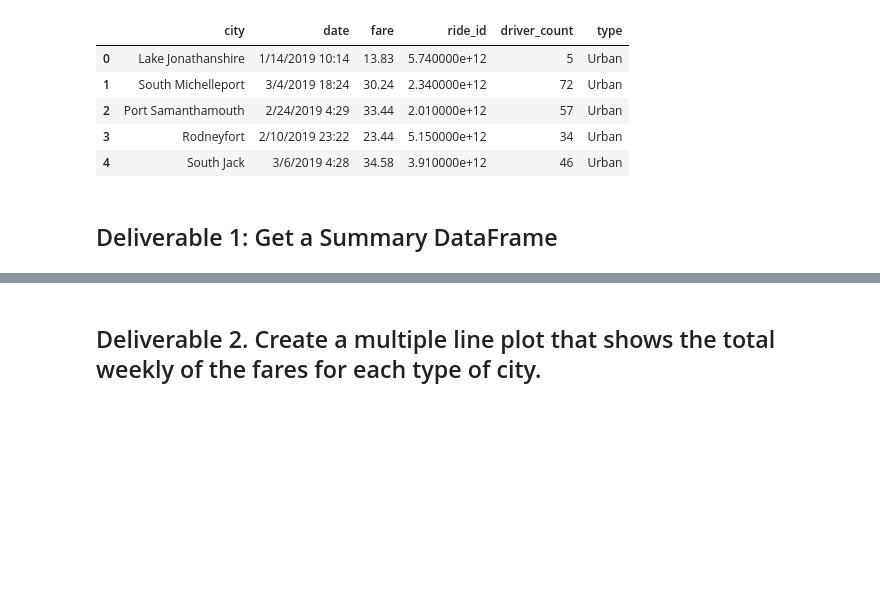
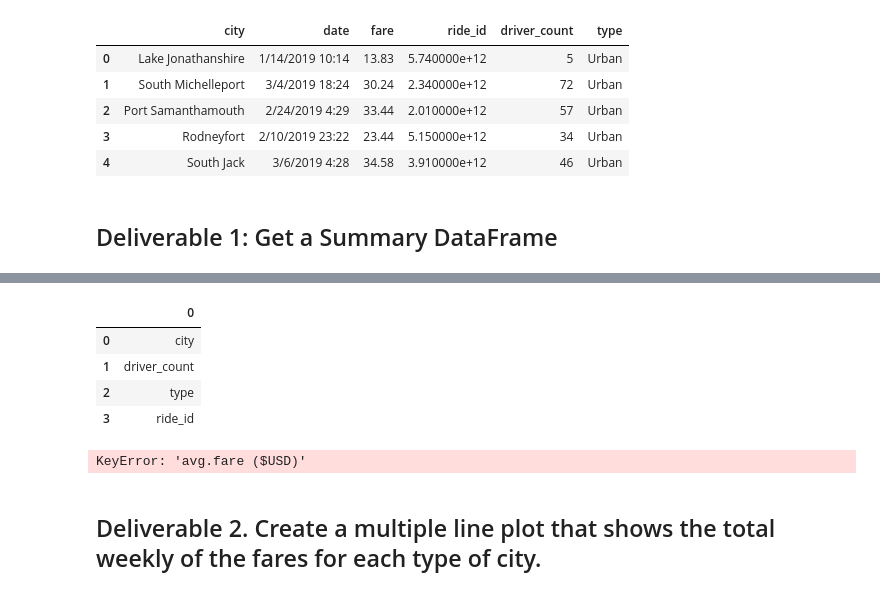
Before and after one commit to Tsedtopia/PyBer_Analysis, a Jupyter notebook: PyBer_Challenge.ipynb, the cells around one changed output, grey strips where cells are left out. Saved outputs shown, nothing was run; the diff lists cells and outputs as text; code cells hidden in the pictures; blank space fills up the shorter version.

```diff
--- a/PyBer_Challenge.ipynb
+++ b/PyBer_Challenge.ipynb
@@ -1125,3 +1128,10 @@ urban_avg_fare.head()
 # %%
 #  7. Cleaning up the DataFrame. Delete the index name
 pyber_summary_df.index.name = None
+pyber_summary_df.head()
+# %% [output]
+|  | 0 |
+| 0 | city |
+| 1 | driver_count |
+| 2 | type |
+| 3 | ride_id |
@@ -1130,3 +1138,10 @@ pyber_summary_df.index.name = None
+# %%
+#  8. Format the columns.
+pyber_summary_df["avg.fare ($USD)"] = pyber_summary_df["avg.fare ($USD)"]. map("$(;,,2f)",format)
+pyber_summary_df["Average Fare per Ride"] = pybersummary-df["Average fare per ride"].map("$[:,2f]", format)
+pyber_summary_df["Average Fare per Driver"] = pyber_summary_df["Average Fare per Driver"].map("$(;,,2f)",format)
+# %% [output]
+KeyError: 'avg.fare ($USD)'
 # %% [markdown]
 ## Deliverable 2.  Create a multiple line plot that shows the total weekly of the fares for each type of city.
 # %%
```
Also changed, not shown: parts of 24 cells of this notebook, 5 other files.
